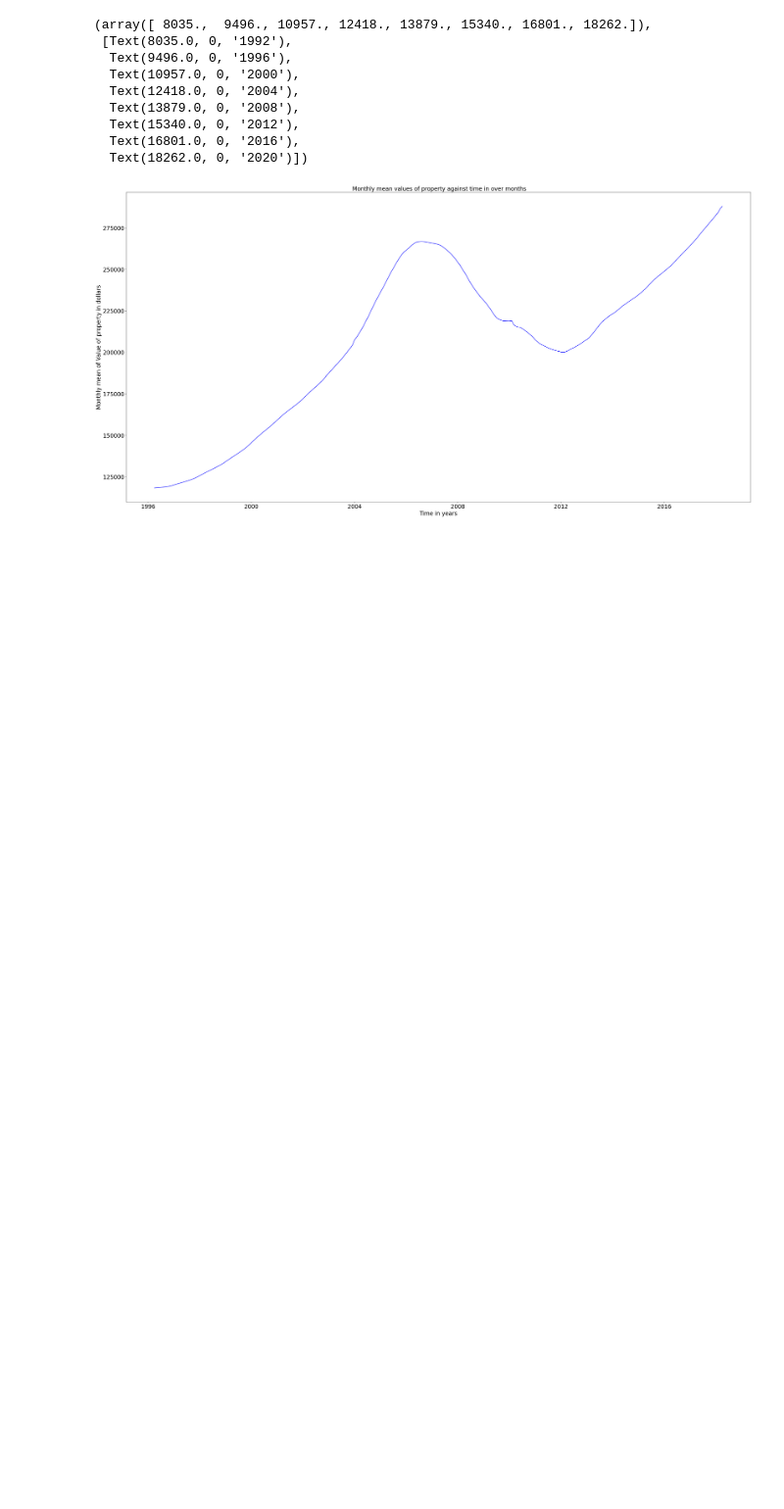
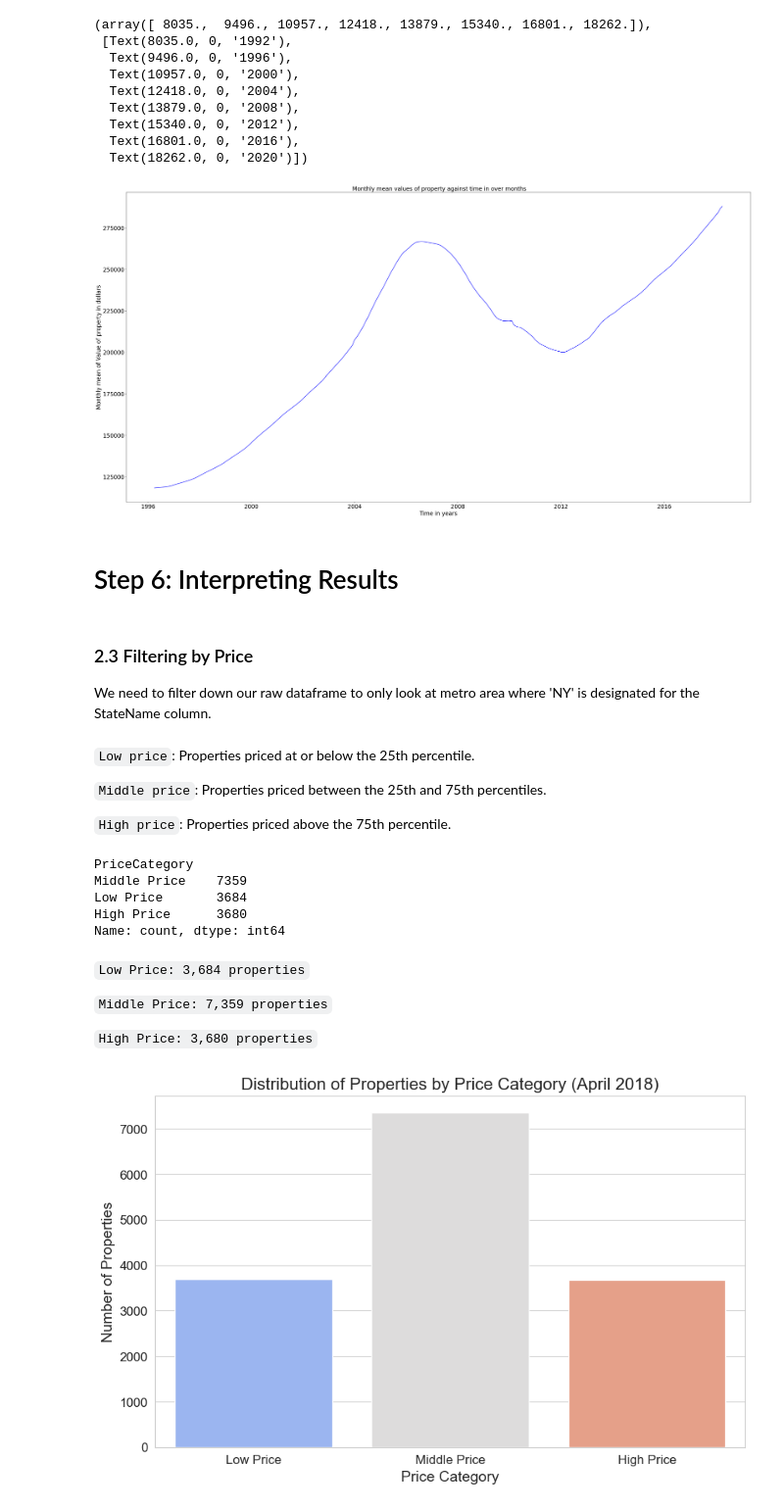
Before and after one commit to paulmwangi/Phase-4-Group-Project, a Jupyter notebook: index.ipynb, the cells around one changed output. Shown at 98% size. Drawn from its saved outputs; the diff is of its cells as text; code cells hidden in the pictures; blank space fills up the shorter version.

```diff
--- a/index.ipynb
+++ b/index.ipynb
@@ -455,3 +442,61 @@ plt.xticks(fontsize=20)
   Text(16801.0, 0, '2016'),
   Text(18262.0, 0, '2020')])
 [figure]
+# %% [markdown]
+# Step 6: Interpreting Results
+# %% [markdown]
+### 2.3 Filtering by Price
+
+We need to filter down our raw dataframe to only look at metro area where 'NY' is designated for the StateName column.
+# %% [markdown]
+`Low price`: Properties priced at or below the 25th percentile.
+
+`Middle price`: Properties priced between the 25th and 75th percentiles.
+
+`High price`: Properties priced above the 75th percentile.
+# %%
+# Define the price categories based on quantiles
+quantiles = df['2018-04'].quantile([0.25, 0.75])
+
+# Categorize each property
+df['PriceCategory'] = pd.cut(df['2018-04'],
+                             bins=[df['2018-04'].min(), quantiles[0.25], quantiles[0.75], df['2018-04'].max()],
+                             labels=['Low Price', 'Middle Price', 'High Price'],
+                             include_lowest=True)
+
+# To verify our categorization, let's display the count of properties in each category
+price_category_counts = df['PriceCategory'].value_counts()
+
+price_category_counts
+# %% [output]
+PriceCategory
+Middle Price    7359
+Low Price       3684
+High Price      3680
+Name: count, dtype: int64
+# %% [markdown]
+`Low Price: 3,684 properties`
+
+`Middle Price: 7,359 properties`
+
+`High Price: 3,680 properties`
+# %%
+import matplotlib.pyplot as plt
+import seaborn as sns
+
+# Set the aesthetic style of the plots
+sns.set_style("whitegrid")
+
+# Plot the distribution of properties across price categories
+plt.figure(figsize=(10, 6))
+sns.countplot(data=df, x='PriceCategory', order=['Low Price', 'Middle Price', 'High Price'], palette='coolwarm')
+plt.title('Distribution of Properties by Price Category (April 2018)', fontsize=16)
+plt.xlabel('Price Category', fontsize=14)
+plt.ylabel('Number of Properties', fontsize=14)
+plt.xticks(fontsize=12)
+plt.yticks(fontsize=12)
+
+# Show the plot
+plt.show()
+# %% [output]
+[figure, added]
```
Also changed, not shown: parts of 20 cells of this notebook.
